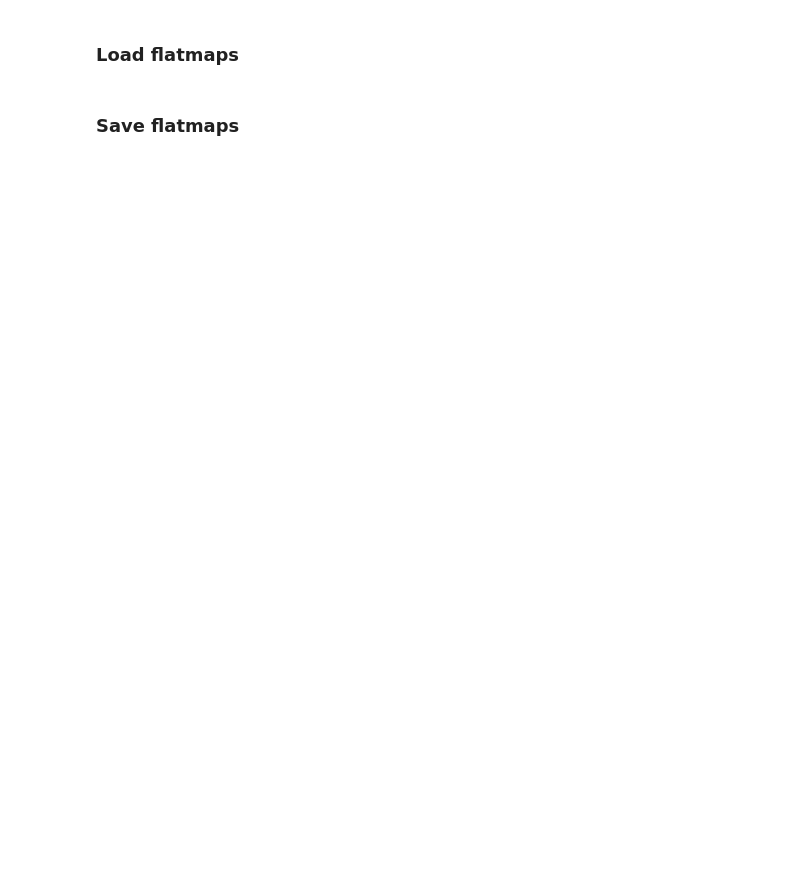
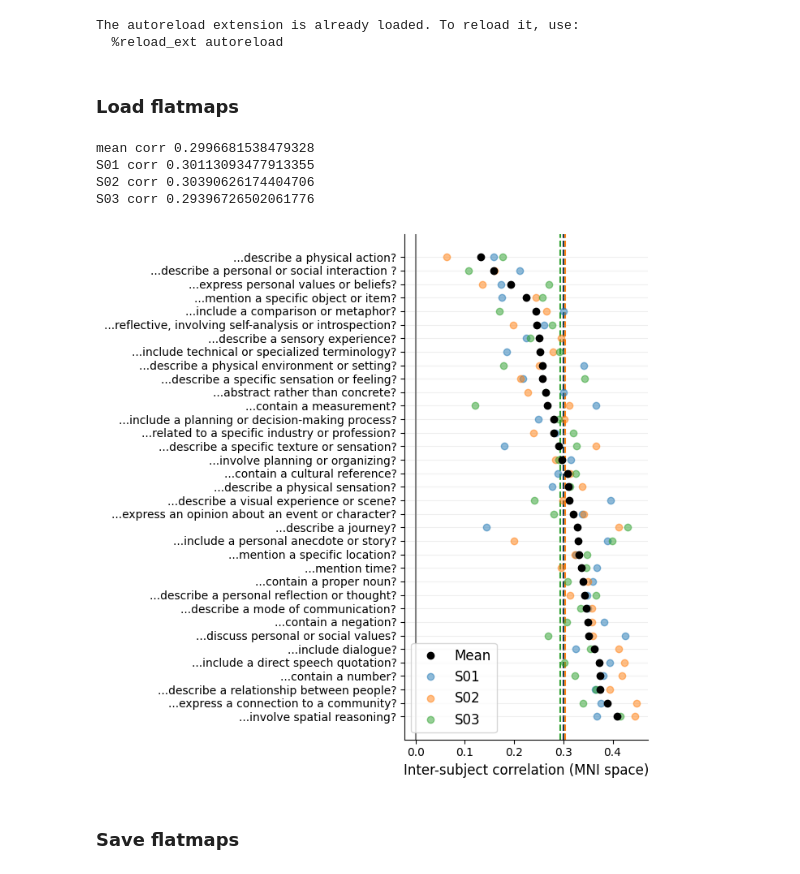
Before and after one commit to csinva/fmri, a Jupyter notebook: notebooks_gt_flatmaps/08_intersubject.ipynb, the cells around one changed output. Saved outputs shown, nothing was run; the diff lists cells and outputs as text; code cells hidden in the pictures; blank space fills up the shorter version.

```diff
--- a/notebooks_gt_flatmaps/08_intersubject.ipynb
+++ b/notebooks_gt_flatmaps/08_intersubject.ipynb
@@ -15,7 +15,7 @@ import joblib
 from pprint import pprint
 from math import ceil
 import cortex
-from neuro.config import repo_dir, PROCESSED_DIR
+from neuro.config import repo_dir, PROCESSED_DIR, setup_freesurfer
 from collections import defaultdict
 from scipy.stats import norm
 from statsmodels.stats.multitest import multipletests
@@ -27,26 +27,14 @@ import nibabel as nib
 neurosynth_compare = __import__('04_neurosynth_compare')
 import neurosynth
 from neuro.features.questions.gpt4 import QS_35_STABLE
-
-
-
-# set os environ SUBJECTS_DIR
-FREESURFER_VARS = {
-    'FREESURFER_HOME': os.path.expanduser('~/freesurfer'),
-    'FSL_DIR': os.path.expanduser('~/fsl'),
-    'FSFAST_HOME': os.path.expanduser('~/freesurfer/fsfast'),
-    'MNI_DIR': os.path.expanduser('~/freesurfer/mni'),
-    # 'SUBJECTS_DIR': join(repo_dir, 'notebooks_gt_flatmaps'),
-    'SUBJECTS_DIR': os.path.expanduser('~/freesurfer/subjects'),
-    # add freesurfer bin to path
-    'PATH': os.path.expanduser('~/freesurfer/bin') + ':' + os.environ['PATH'],
-}
-for k in FREESURFER_VARS.keys():
-    os.environ[k] = FREESURFER_VARS[k]
+setup_freesurfer()
 
 subject = 'S02'
 subjects = [f'S0{i}' for i in range(1, 9) if not i == 6] # there's some problem with S06 surf2surf
 # subjects = ['S01', 'S02', 'S03']
+# %% [output]
+The autoreload extension is already loaded. To reload it, use:
+  %reload_ext autoreload
 # %% [markdown]
 ### Load flatmaps
 # %%
@@ -119,18 +112,18 @@ corrs_df = pd.DataFrame(np.array(corrs_list), columns=subjects, index=df.index)
 # %%
-# flatten with column name as value for a new column
-corrs_df = corrs_df.melt(
-    ignore_index=False, var_name='subject', value_name='corrs').reset_index()
-corrs_df.rename(columns={'question': 'questions'}, inplace=True)
-
 plt.figure(figsize=(7, 7))
 neurosynth_compare.plot_corrs_df(
     corrs_df,
     out_dir='intersubject',
     plot_val=f'corrs',
     xlab=f'Inter-subject correlation (MNI space)',
-    ylabels=[analyze_helper.abbrev_question(q) for q in df.index.values],
 )
 plt.show()
+# %% [output]
+mean corr 0.2996681538479328
+S01 corr 0.30113093477913355
+S02 corr 0.30390626174404706
+S03 corr 0.29396726502061776
+[figure, added]
 # %% [markdown]
 ### Save flatmaps
 # %%
```
Also changed, not shown: parts of 1 cell of this notebook, 3 other files.
